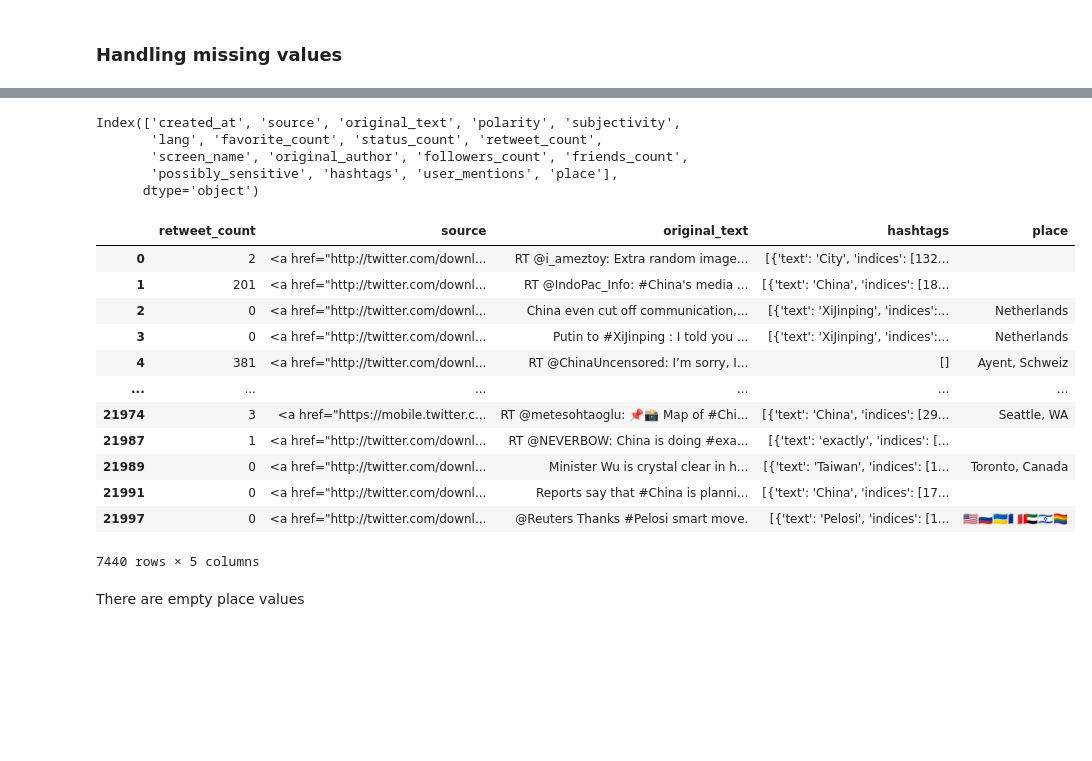
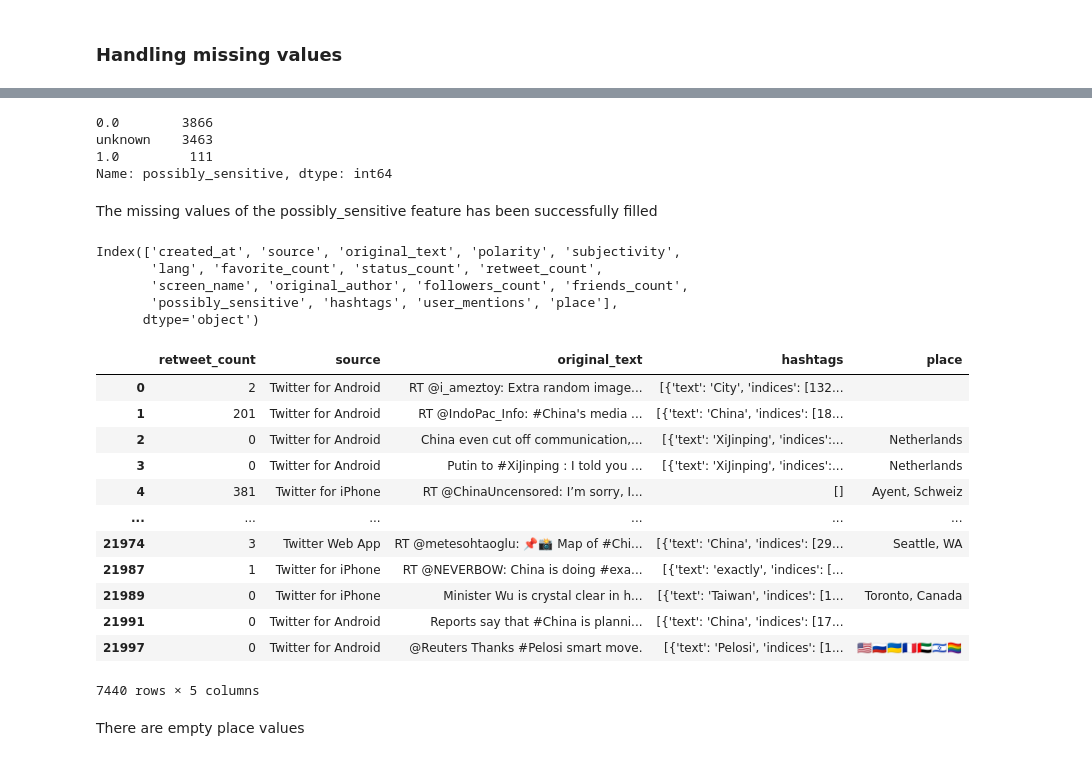
Before and after one commit to Fisseha-Estifanos/Twitter-Data-Analysis, a Jupyter notebook: notebooks/pre_process.ipynb, the cells around one changed output, grey strips where cells are left out. Drawn from its saved outputs; the diff is of its cells as text; code cells hidden in the pictures; blank space fills up the shorter version.

```diff
--- a/notebooks/pre_process.ipynb
+++ b/notebooks/pre_process.ipynb
@@ -62,3 +57,5 @@ global_data.describe()
 | max | 1.000000 | 1.000000 | 65170.000000 | 4.108317e+06 | 17409.000000 | 1.449852e+07 | 208360.000000 | ... |
 # %% [markdown]
 ## Pre-process
+# %%
+cleaner = Clean_Tweets(global_data)
@@ -77,6 +70,6 @@ clean_tweets.df.shape
 # %%
-clean_tweets = clean_tweets.drop_duplicate(global_data)
-clean_tweets.shape
+global_data = cleaner.drop_duplicate(global_data)
+global_data.shape
 # %% [output]
 (7440, 17)
 # %% [markdown]
@@ -83,0 +94,2 @@ As we can see there were too many duplicates
+# %%
+global_data['source'] = cleaner.extract_device_name(global_data)
@@ -126,5 +176,4 @@ And only 3,988 out of 77,000 tweets are recorded for sensitivity
 # %% [markdown]
 ### Handling missing values
 # %%
-clean_tweets = Clean_Tweets.fill_missing(clean_tweets, df = clean_tweets, column="possibly_sensitive", value = "unknown")
-clean_tweets.isna().sum()
+global_data = cleaner.fill_missing(df = global_data, column="possibly_sensitive", value = "unknown")
@@ -150 +201,10 @@ dtype: int64
+# %%
+global_data.possibly_sensitive.value_counts()
+# %% [output]
+0.0        3866
+unknown    3463
+1.0         111
+Name: possibly_sensitive, dtype: int64
+# %% [markdown]
+The missing values of the possibly_sensitive feature has been successfully filled
 # %%
@@ -156,20 +216,20 @@ Index(['created_at', 'source', 'original_text', 'polarity', 'subjectivity',
        'possibly_sensitive', 'hashtags', 'user_mentions', 'place'],
       dtype='object')
 # %%
-clean_tweets[['retweet_count', 'source', 'original_text', 'hashtags', 'place']]
+global_data[['retweet_count', 'source', 'original_text', 'hashtags', 'place']]
 # %% [output]
 |  | retweet_count | source | original_text | hashtags | place |
-| 0 | 2 | <a href="http://twitter.com/downl... | RT @i_ameztoy: Extra random image... | [{'text': 'City', 'indices': [132... |  |
-| 1 | 201 | <a href="http://twitter.com/downl... | RT @IndoPac_Info: #China's media ... | [{'text': 'China', 'indices': [18... |  |
-| 2 | 0 | <a href="http://twitter.com/downl... | China even cut off communication,... | [{'text': 'XiJinping', 'indices':... | Netherlands |
-| 3 | 0 | <a href="http://twitter.com/downl... | Putin to #XiJinping : I told you ... | [{'text': 'XiJinping', 'indices':... | Netherlands |
-| 4 | 381 | <a href="http://twitter.com/downl... | RT @ChinaUncensored: I’m sorry, I... | [] | Ayent, Schweiz |
+| 0 | 2 | Twitter for Android | RT @i_ameztoy: Extra random image... | [{'text': 'City', 'indices': [132... |  |
+| 1 | 201 | Twitter for Android | RT @IndoPac_Info: #China's media ... | [{'text': 'China', 'indices': [18... |  |
+| 2 | 0 | Twitter for Android | China even cut off communication,... | [{'text': 'XiJinping', 'indices':... | Netherlands |
+| 3 | 0 | Twitter for Android | Putin to #XiJinping : I told you ... | [{'text': 'XiJinping', 'indices':... | Netherlands |
+| 4 | 381 | Twitter for iPhone | RT @ChinaUncensored: I’m sorry, I... | [] | Ayent, Schweiz |
 | ... | ... | ... | ... | ... | ... |
-| 21974 | 3 | <a href="https://mobile.twitter.c... | RT @metesohtaoglu: 📌📸 Map of #Chi... | [{'text': 'China', 'indices': [29... | Seattle, WA |
-| 21987 | 1 | <a href="http://twitter.com/downl... | RT @NEVERBOW: China is doing #exa... | [{'text': 'exactly', 'indices': [... |  |
-| 21989 | 0 | <a href="http://twitter.com/downl... | Minister Wu is crystal clear in h... | [{'text': 'Taiwan', 'indices': [1... | Toronto, Canada |
-| 21991 | 0 | <a href="http://twitter.com/downl... | Reports say that #China is planni... | [{'text': 'China', 'indices': [17... |  |
-| 21997 | 0 | <a href="http://twitter.com/downl... | @Reuters Thanks #Pelosi smart move. | [{'text': 'Pelosi', 'indices': [1... | 🇺🇲🇷🇺🇺🇦🇫🇷🇦🇪🇮🇱🏳️‍🌈 |
+| 21974 | 3 | Twitter Web App | RT @metesohtaoglu: 📌📸 Map of #Chi... | [{'text': 'China', 'indices': [29... | Seattle, WA |
+| 21987 | 1 | Twitter for iPhone | RT @NEVERBOW: China is doing #exa... | [{'text': 'exactly', 'indices': [... |  |
+| 21989 | 0 | Twitter for iPhone | Minister Wu is crystal clear in h... | [{'text': 'Taiwan', 'indices': [1... | Toronto, Canada |
+| 21991 | 0 | Twitter for Android | Reports say that #China is planni... | [{'text': 'China', 'indices': [17... |  |
+| 21997 | 0 | Twitter for Android | @Reuters Thanks #Pelosi smart move. | [{'text': 'Pelosi', 'indices': [1... | 🇺🇲🇷🇺🇺🇦🇫🇷🇦🇪🇮🇱🏳️‍🌈 |
 7440 rows × 5 columns
 # %% [markdown]
 There are empty place values
```
Also changed, not shown: parts of 29 cells of this notebook.
